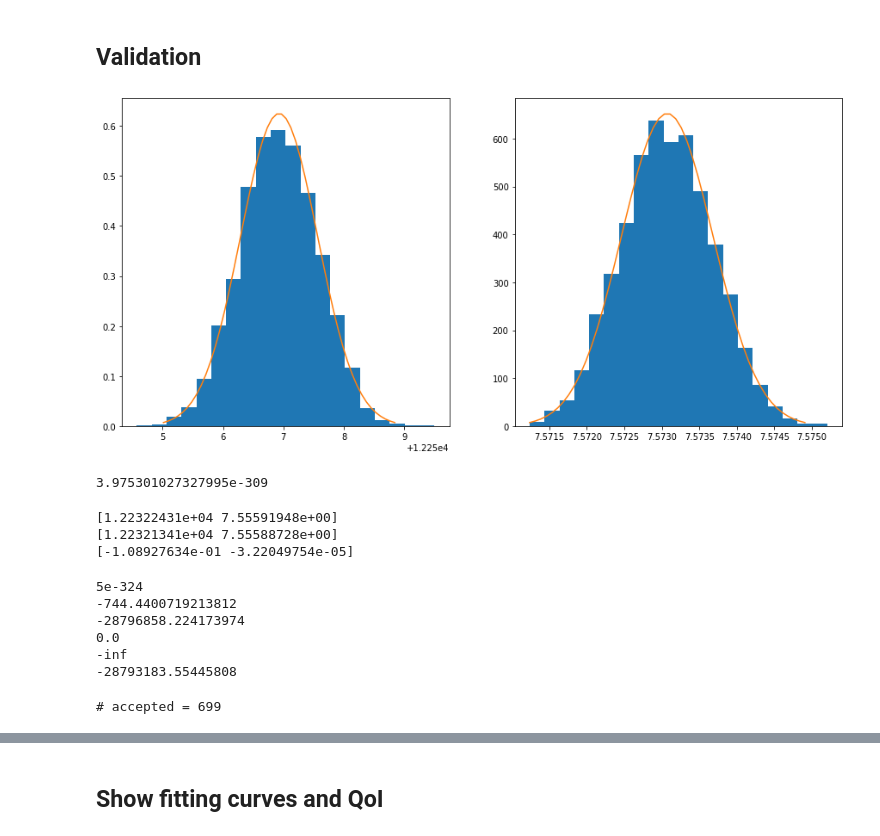
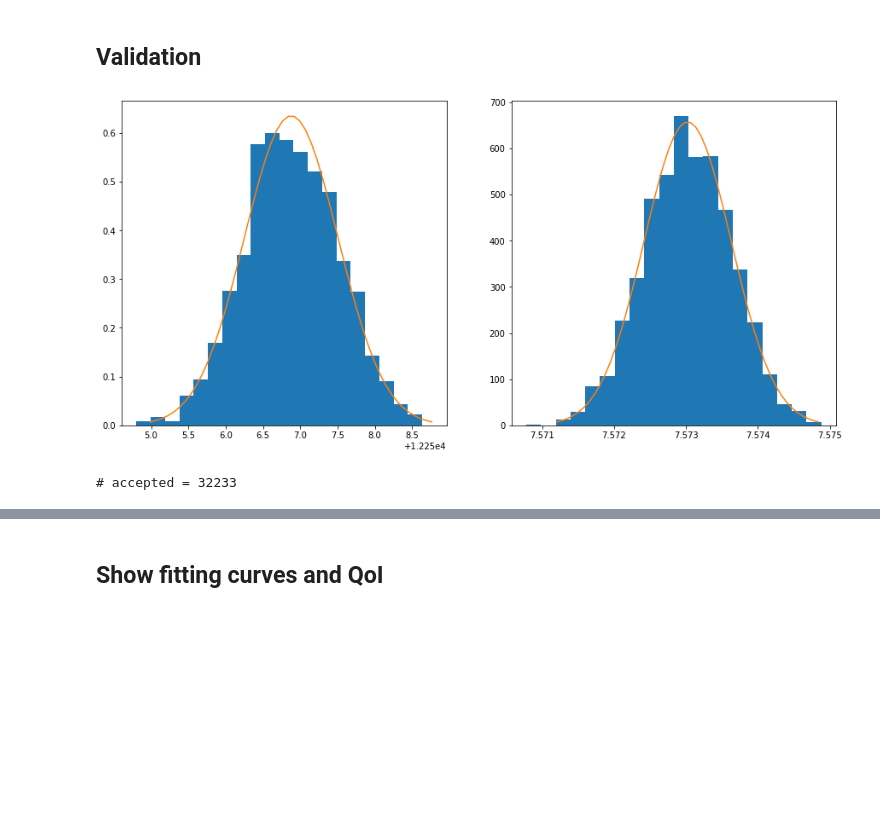
Before and after one commit to prashjha/StudyCovid19, a Jupyter notebook: process/bayesian/Assignment on Bayesian Inversion.ipynb, the cells around one changed output, grey strips where cells are left out. Saved outputs shown, nothing was run; the diff lists cells and outputs as text; code cells hidden in the pictures; blank space fills up the shorter version.

```diff
--- a/process/bayesian/Assignment on Bayesian Inversion.ipynb
+++ b/process/bayesian/Assignment on Bayesian Inversion.ipynb
@@ -258,19 +251,0 @@ from scipy.stats import multivariate_normal
-# %%
-fig = plt.figure(figsize=(15,7))
-ax = fig.add_subplot(1,2,1)
-ax.hist(accepted_burned[:,0], bins=20, density=True)
-x0 = np.linspace(cal_mean[0]-3*np.sqrt(cal_cov[0,0]),cal_mean[0]+3*np.sqrt(cal_cov[0,0]))
-ax.plot(x0,multivariate_normal.pdf(x0, mean=cal_mean[0], cov=cal_cov[0,0]), label="gaussian approx")
-
-ax = fig.add_subplot(1,2,2)
-ax.hist(accepted_burned[:,1], bins=20, density=True)
-x1 = np.linspace(cal_mean[1]-3*np.sqrt(cal_cov[1,1]),cal_mean[1]+3*np.sqrt(cal_cov[1,1]))
-ax.plot(x1,multivariate_normal.pdf(x1, mean=cal_mean[1], cov=cal_cov[1,1]), label="gaussian approx")
-
-# plt.xlabel("days")
-# plt.ylabel("confirmed cases")
-# plt.legend()
-# plt.title("Confirmed Cases of "+ country)
-plt.show()
-# %% [output]
-[figure, removed]
@@ -282,5 +252,12 @@ def prior_v(theta):
-# %%
-prior_v(np.array([12233,7.5575]))
-# %% [output]
-3.975301027327995e-309
+# %%
+# # plot prior of validation
+fig = plt.figure(figsize=(15,7))
+for i in range(2):
+    ax = fig.add_subplot(1,2,i+1)
+    ax.hist(accepted_burned_c[:,i], bins=20, density=True)
+    x0 = np.linspace(mean_c[i]-3*np.sqrt(cov_c[i,i]),mean_c[i]+3*np.sqrt(cov_c[i,i]))
+    ax.plot(x0,multivariate_normal.pdf(x0, mean=mean_c[i], cov=cov_c[i,i]), label="gaussian approx")
+plt.show()
+# %% [output]
+[figure, added]
 # %%
@@ -294,33 +273,6 @@ transition_model_v = lambda theta: np.random.normal(theta,trans_param_v,(2,))
-# %%
-# theta_old = np.array([12233, 7.5573])
-theta_old = accepted[-1]
-# theta_old = cal_mean
-
-theta_new = transition_model_v(theta_old)
-print(theta_old)
-print(theta_new)
-print(theta_new-theta_old)
-# %% [output]
-[1.22322431e+04 7.55591948e+00]
-[1.22321341e+04 7.55588728e+00]
-[-1.08927634e-01 -3.22049754e-05]
-# %%
-print(prior_v(theta_old))
-print(np.log(prior_v(theta_old)))
-print(log_likelihood_v(theta_old, data_v))
-print(prior_v(theta_new))
-print(np.log(prior_v(theta_new)))
-print(log_likelihood_v(theta_new, data_v))
-# %% [output]
-5e-324
--744.4400719213812
--28796858.224173974
-0.0
--inf
--28793183.55445808
 # %%
-accepted, rejected = metropolis_hastings(log_likelihood_v,prior_v,transition_model_v,param_init,100000,data_v,acceptance_rule)
-print('# accepted = ' + str(accepted.shape[0]))
+accepted_v, rejected_v = metropolis_hastings(log_likelihood,log_prior_v,transition_model_v,param_init_v,100000,data_v,acceptance_rule)
+print('# accepted = ' + str(accepted_v.shape[0]))
 # %% [output]
-# accepted = 699
+# accepted = 32233
 # %%
```
Also changed, not shown: parts of 13 cells of this notebook.
